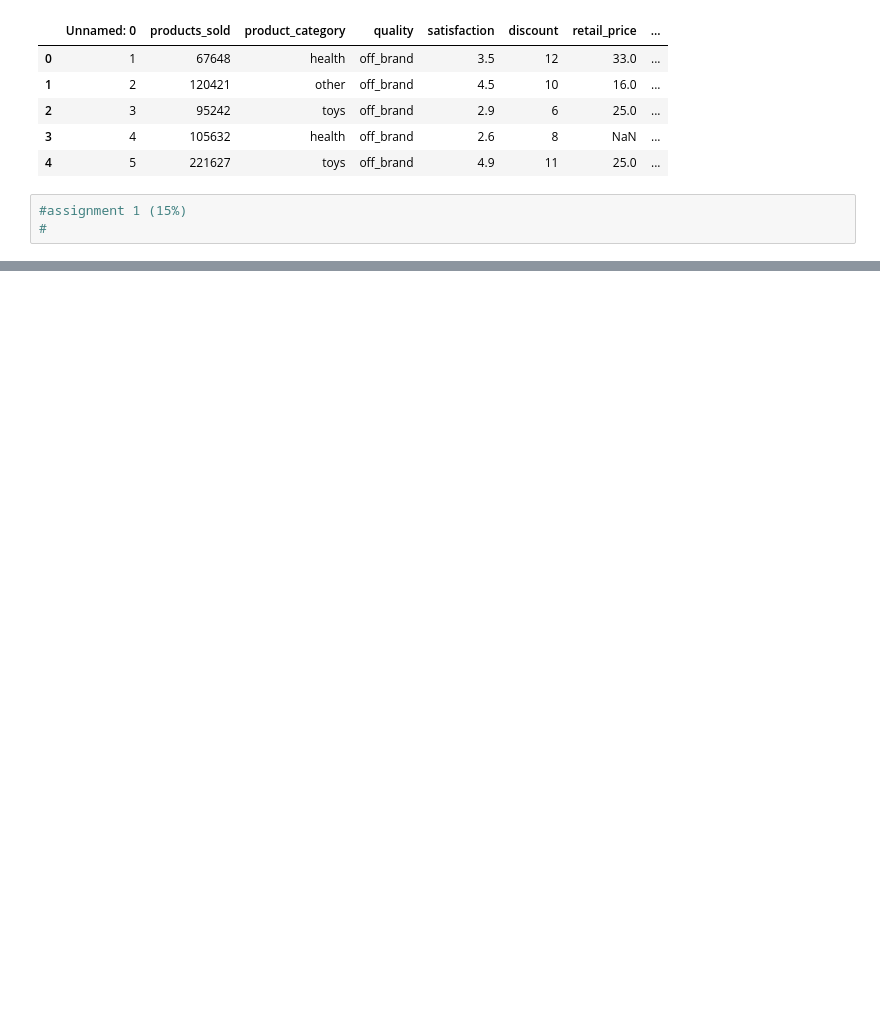
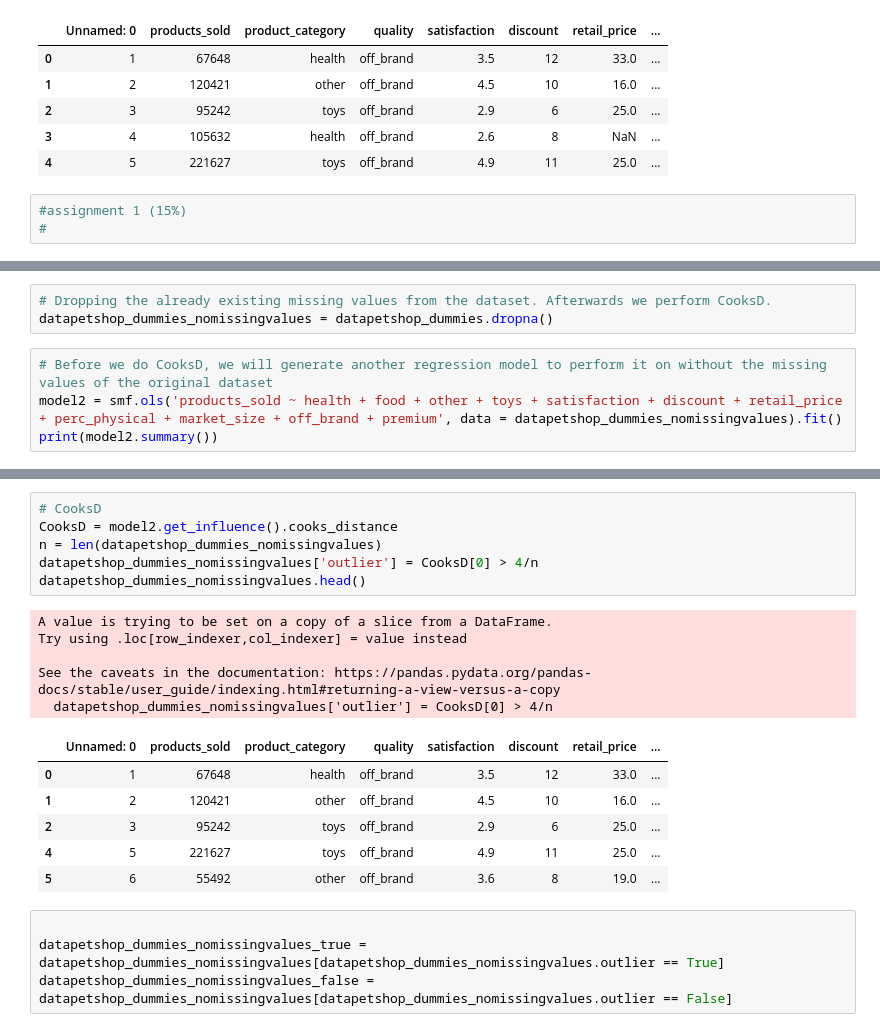
Before and after one commit to martijnvdw2002/modellingassignment, a Jupyter notebook: assignment.ipynb, the cells around one changed output, grey strips where cells are left out. Saved outputs shown, nothing was run; the diff lists cells and outputs as text; blank space fills up the shorter version.

```diff
--- a/assignment.ipynb
+++ b/assignment.ipynb
@@ -43,0 +103,7 @@ data_petshop_clean = data_petshop_with_dummies.dropna()
+# %%
+# Dropping the already existing missing values from the dataset. Afterwards we perform CooksD.
+datapetshop_dummies_nomissingvalues = datapetshop_dummies.dropna()
+# %%
+# Before we do CooksD, we will generate another regression model to perform it on without the missing values of the original dataset
+model2 = smf.ols('products_sold ~ health + food + other + toys + satisfaction + discount + retail_price + perc_physical + market_size + off_brand + premium', data = datapetshop_dummies_nomissingvalues).fit()
+print(model2.summary())
@@ -43,0 +128,22 @@ data_petshop_clean = data_petshop_with_dummies.dropna()
+# %%
+# CooksD
+CooksD = model2.get_influence().cooks_distance
+n = len(datapetshop_dummies_nomissingvalues)
+datapetshop_dummies_nomissingvalues['outlier'] = CooksD[0] > 4/n
+datapetshop_dummies_nomissingvalues.head()
+# %% [output]
+A value is trying to be set on a copy of a slice from a DataFrame.
+Try using .loc[row_indexer,col_indexer] = value instead
+
+See the caveats in the documentation: https://pandas.pydata.org/pandas-docs/stable/user_guide/indexing.html#returning-a-view-versus-a-copy
+  datapetshop_dummies_nomissingvalues['outlier'] = CooksD[0] > 4/n
+|  | Unnamed: 0 | products_sold | product_category | quality | satisfaction | discount | retail_price | ... |
+| 0 | 1 | 67648 | health | off_brand | 3.5 | 12 | 33.0 | ... |
+| 1 | 2 | 120421 | other | off_brand | 4.5 | 10 | 16.0 | ... |
+| 2 | 3 | 95242 | toys | off_brand | 2.9 | 6 | 25.0 | ... |
+| 4 | 5 | 221627 | toys | off_brand | 4.9 | 11 | 25.0 | ... |
+| 5 | 6 | 55492 | other | off_brand | 3.6 | 8 | 19.0 | ... |
+# %%
+
+datapetshop_dummies_nomissingvalues_true = datapetshop_dummies_nomissingvalues[datapetshop_dummies_nomissingvalues.outlier == True]
+datapetshop_dummies_nomissingvalues_false = datapetshop_dummies_nomissingvalues[datapetshop_dummies_nomissingvalues.outlier == False]
```
Also changed, not shown: parts of 21 cells of this notebook.
